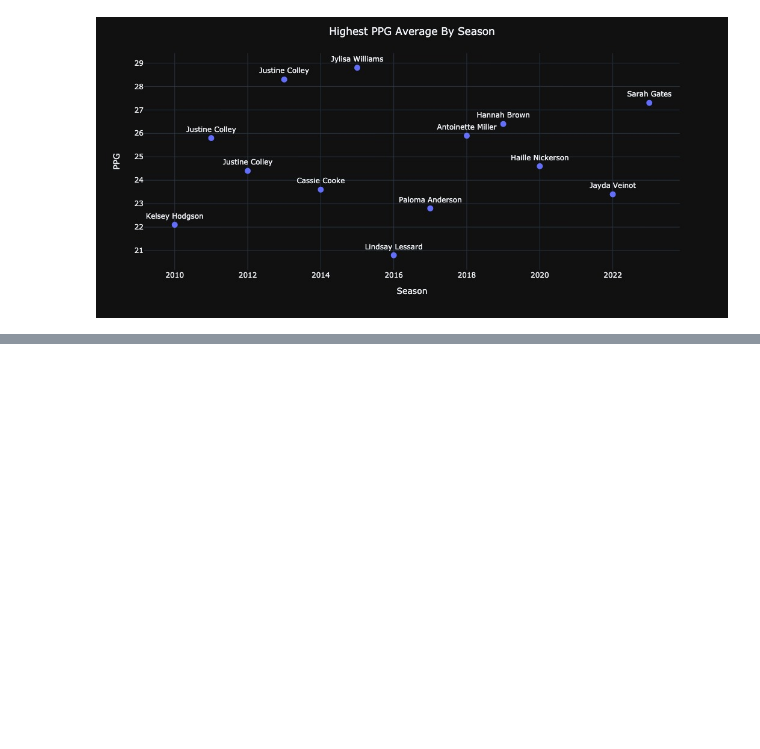
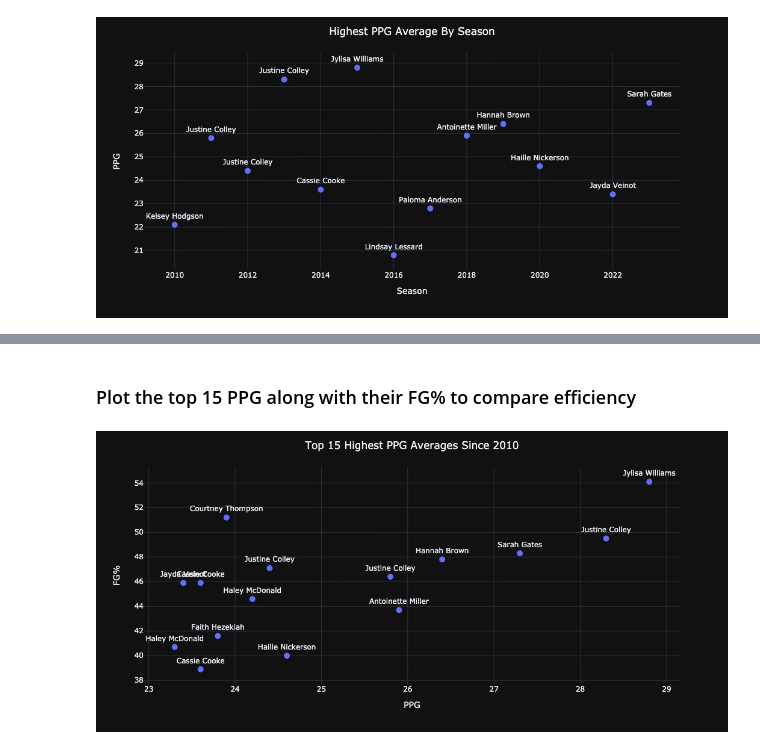
Before and after one commit to emmaritcey/usports_database, a Jupyter notebook: Final_Visualizations_Scoring.ipynb, the cells around one changed output, grey strips where cells are left out. Saved outputs shown, nothing was run; the diff lists cells and outputs as text; code cells hidden in the pictures; blank space fills up the shorter version.

```diff
--- a/Final_Visualizations_Scoring.ipynb
+++ b/Final_Visualizations_Scoring.ipynb
@@ -680,0 +712,32 @@ fig.write_image("images/highest_ppg_per_season.jpeg", scale=6)
+# %% [markdown]
+### Plot the top 15 PPG along with their FG% to compare efficiency
+# %%
+#get 15 highest average PPG and their FG% for players playing more than 10 games
+q = """
+SELECT season, ppg, fg_percent, name
+FROM players
+NATURAL JOIN player_shooting
+NATURAL JOIN player_info
+WHERE games_played > 10
+ORDER BY ppg DESC
+LIMIT 15
+"""
+result = read_query(connection, q, None)
+result
+df = pd.DataFrame(result, columns=['Season', 'PPG', 'FG%', 'Player'])
+
+fig = px.scatter(df, x="PPG", y="FG%", text="Player")
+fig.update_traces(textposition='top center',  textfont_size=12, marker=dict(size=10))
+fig.update_layout(
+    width=1050,
+    height=500,
+    title_text='Top 15 Highest PPG Averages Since 2010',
+    template='plotly_dark',
+    title_x=0.5
+)
+fig.show('jpg')
+
+#save Figure as jpg image
+fig.write_image("images/top_15_ppg_fg_percent.jpeg", scale=6)
+# %% [output]
+[figure, added]
```
Also changed, not shown: parts of 4 cells of this notebook, 3 other files.
